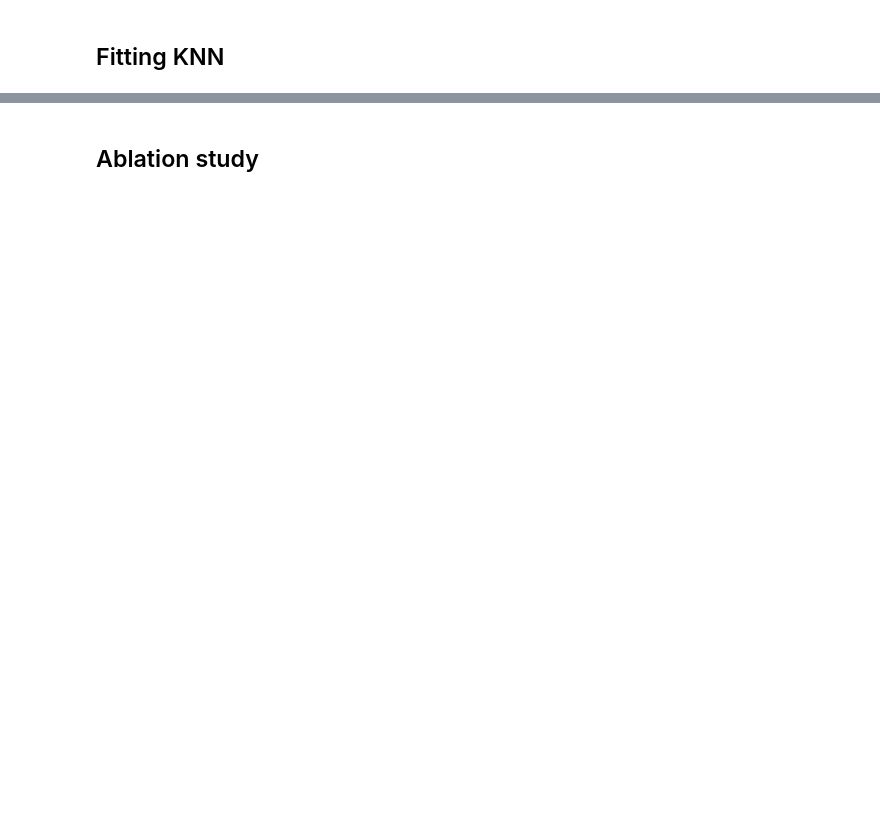
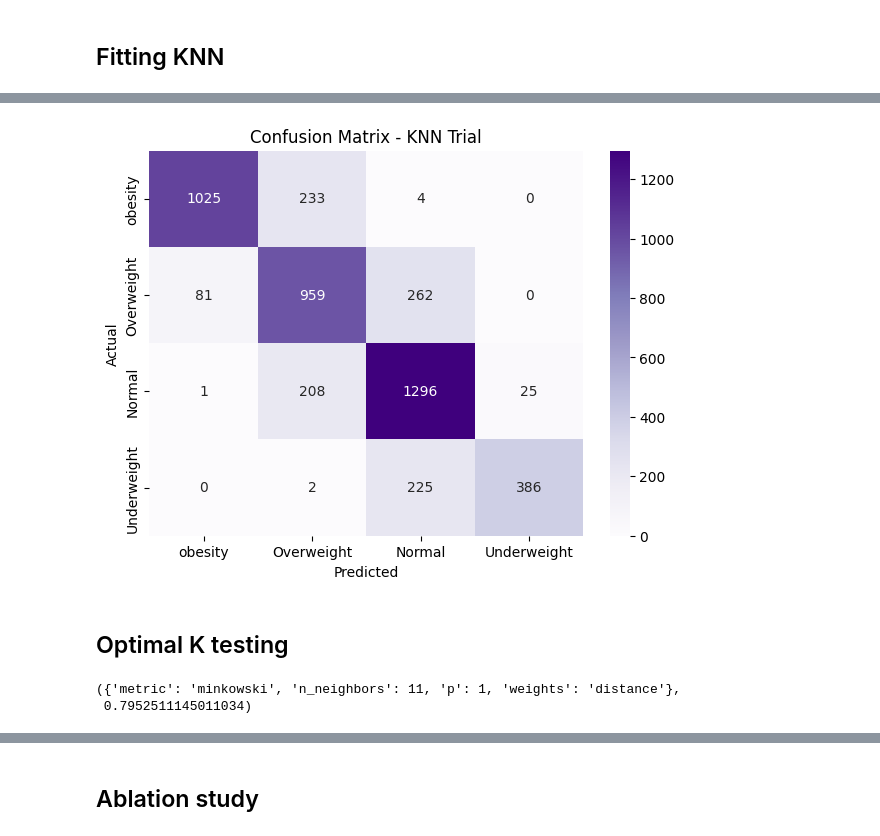
Before and after one commit to syedokun/HAD7001, a Jupyter notebook: Datathon_1/Datathon_1.ipynb, the cells around one changed output, grey strips where cells are left out. Cells and saved outputs as stored; diff of their text form; code cells hidden in the pictures; blank space fills up the shorter version.

Commit message:
[ENH]: Includes optimal K testing

```diff
--- a/Datathon_1/Datathon_1.ipynb
+++ b/Datathon_1/Datathon_1.ipynb
@@ -103,6 +210,4 @@ X_train, X_test, y_train, y_test = train_test_split(X, y, test_size=0.2, random_
 scaler = StandardScaler()
 X_train = scaler.fit_transform(X_train)
 X_test = scaler.transform(X_test)
-
-knn = KNeighborsClassifier(n_neighbors=5)
-knn.fit(X_train, y_train)
+classes = source_df['BMI_Category'].unique()
@@ -129,0 +226,13 @@ weighted avg       0.87      0.86      0.86      4707
+# %%
+import warnings
+warnings.filterwarnings("ignore", category=UserWarning)
+
+knn_trial = KNeighborsClassifier(n_neighbors=5)
+knn_trial.fit(X_train, y_train)
+
+
+y_pred_trial = knn_trial.predict(X_test)
+print(confusion_matrix(y_test, y_pred_trial, labels=classes ) )
+
+report_trial = classification_report(y_test, y_pred_trial, labels=classes)
+print(report_trial)
@@ -129,0 +254,31 @@ weighted avg       0.87      0.86      0.86      4707
+# %%
+plt.figure(figsize=(7,5))
+sns.heatmap(confusion_matrix(y_test, y_pred_trial, labels=classes), cmap='Purples', annot=True, fmt='g', xticklabels=classes, yticklabels=classes)
+plt.xlabel('Predicted')
+plt.ylabel('Actual')
+plt.title('Confusion Matrix - KNN Trial')
+plt.show()
+# %% [output]
+[figure, added]
+# %% [markdown]
+## Optimal K testing
+# %%
+from sklearn.model_selection import GridSearchCV
+
+param_grid = {
+    'n_neighbors': [3, 4, 5, 6, 7, 8, 9, 10, 11],
+    'weights': ['uniform', 'distance'],
+    'metric': ['minkowski'],
+    'p': [1, 2]
+}
+
+grid_search = GridSearchCV(KNeighborsClassifier(), param_grid, cv=5, scoring='accuracy', n_jobs=-1)
+grid_search.fit(X_train, y_train)
+
+best_params = grid_search.best_params_
+best_score = grid_search.best_score_
+
+(best_params, best_score)
+# %% [output]
+({'metric': 'minkowski', 'n_neighbors': 11, 'p': 1, 'weights': 'distance'},
+ 0.7952511145011034)
```
Also changed, not shown: parts of 25 cells of this notebook.
